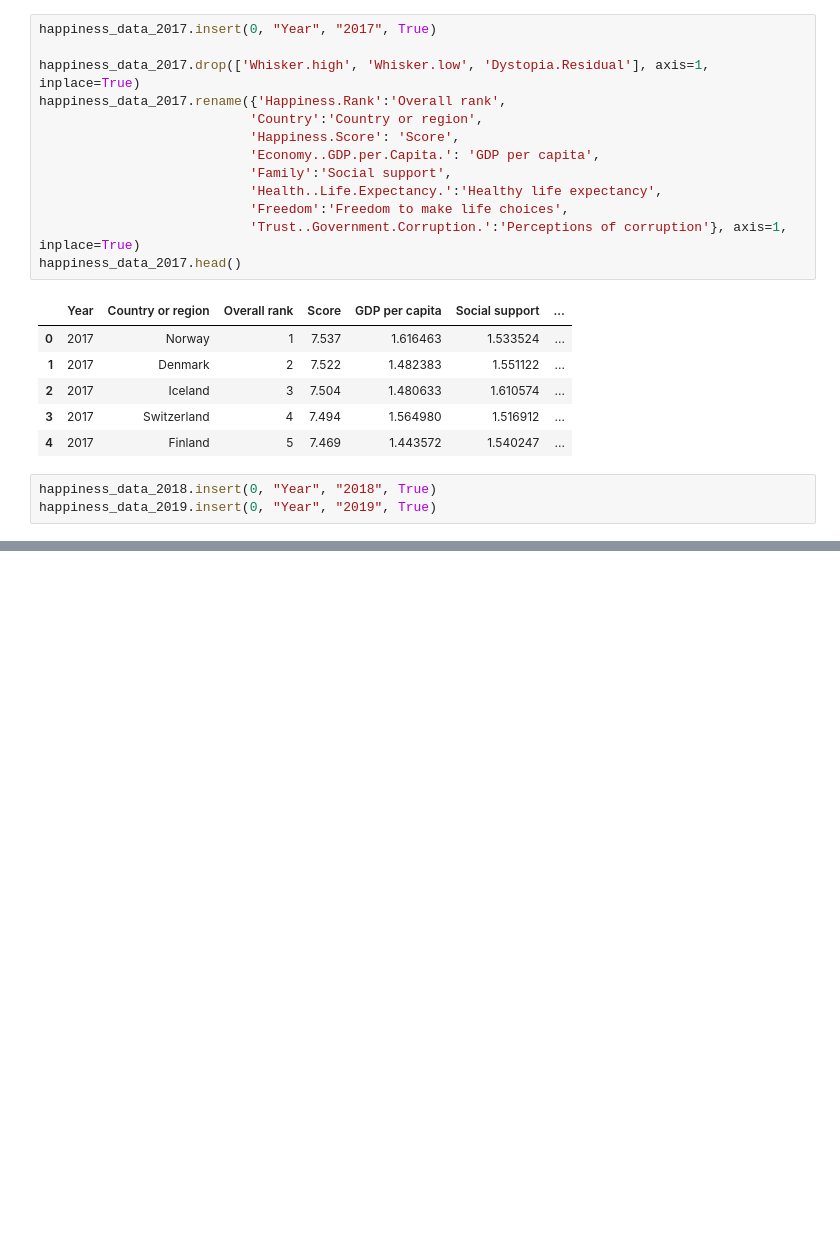
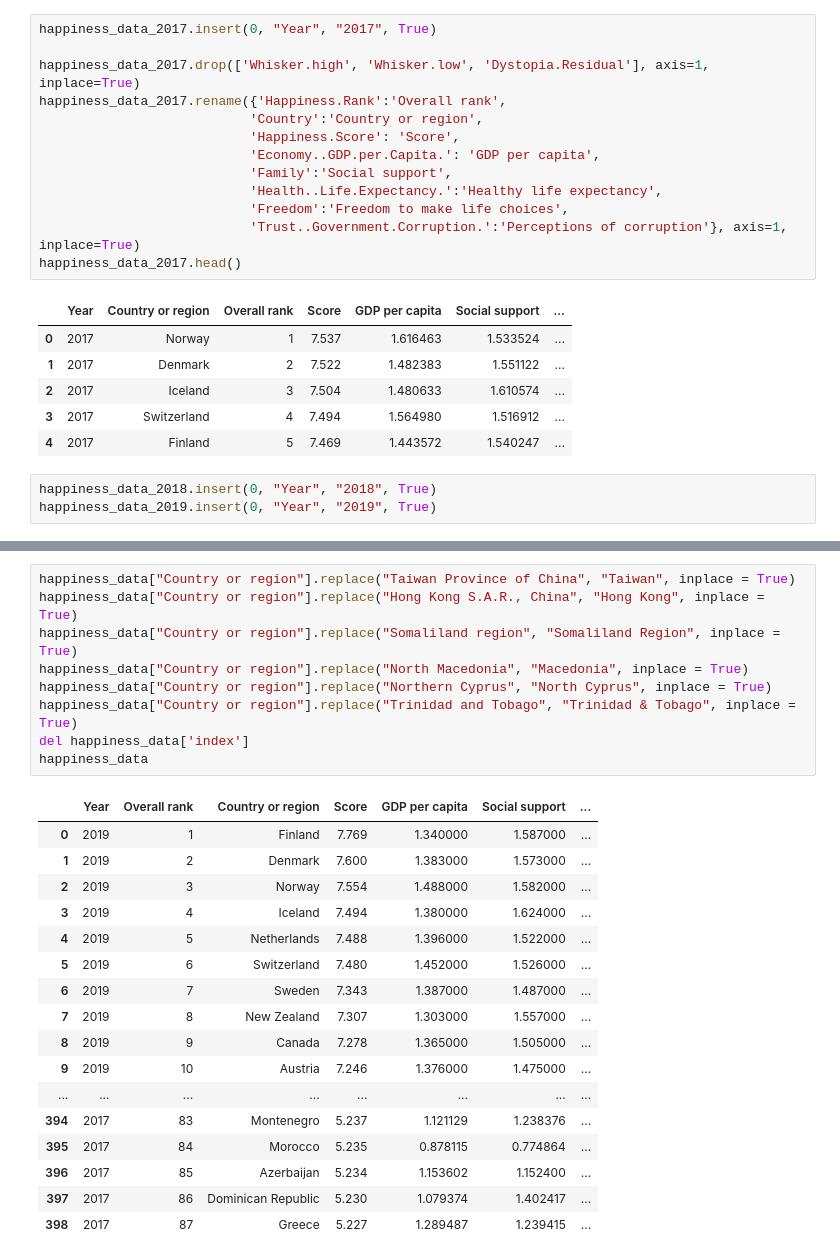
Before and after one commit to Bmyers5817/Project-1, a Jupyter notebook: World_Happiness.ipynb, the cells around one changed output, grey strips where cells are left out. Cells and saved outputs as stored; diff of their text form; blank space fills up the shorter version.

```diff
--- a/World_Happiness.ipynb
+++ b/World_Happiness.ipynb
@@ -115,0 +120,27 @@ happiness_data.head(800)
+# %%
+happiness_data["Country or region"].replace("Taiwan Province of China", "Taiwan", inplace = True)
+happiness_data["Country or region"].replace("Hong Kong S.A.R., China", "Hong Kong", inplace = True)
+happiness_data["Country or region"].replace("Somaliland region", "Somaliland Region", inplace = True)
+happiness_data["Country or region"].replace("North Macedonia", "Macedonia", inplace = True)
+happiness_data["Country or region"].replace("Northern Cyprus", "North Cyprus", inplace = True)
+happiness_data["Country or region"].replace("Trinidad and Tobago", "Trinidad & Tobago", inplace = True)
+del happiness_data['index']
+happiness_data
+# %% [output]
+|  | Year | Overall rank | Country or region | Score | GDP per capita | Social support | ... |
+| 0 | 2019 | 1 | Finland | 7.769 | 1.340000 | 1.587000 | ... |
+| 1 | 2019 | 2 | Denmark | 7.600 | 1.383000 | 1.573000 | ... |
+| 2 | 2019 | 3 | Norway | 7.554 | 1.488000 | 1.582000 | ... |
+| 3 | 2019 | 4 | Iceland | 7.494 | 1.380000 | 1.624000 | ... |
+| 4 | 2019 | 5 | Netherlands | 7.488 | 1.396000 | 1.522000 | ... |
+| 5 | 2019 | 6 | Switzerland | 7.480 | 1.452000 | 1.526000 | ... |
+| 6 | 2019 | 7 | Sweden | 7.343 | 1.387000 | 1.487000 | ... |
+| 7 | 2019 | 8 | New Zealand | 7.307 | 1.303000 | 1.557000 | ... |
+| 8 | 2019 | 9 | Canada | 7.278 | 1.365000 | 1.505000 | ... |
+| 9 | 2019 | 10 | Austria | 7.246 | 1.376000 | 1.475000 | ... |
+| ... | ... | ... | ... | ... | ... | ... | ... |
+| 394 | 2017 | 83 | Montenegro | 5.237 | 1.121129 | 1.238376 | ... |
+| 395 | 2017 | 84 | Morocco | 5.235 | 0.878115 | 0.774864 | ... |
+| 396 | 2017 | 85 | Azerbaijan | 5.234 | 1.153602 | 1.152400 | ... |
+| 397 | 2017 | 86 | Dominican Republic | 5.230 | 1.079374 | 1.402417 | ... |
+| 398 | 2017 | 87 | Greece | 5.227 | 1.289487 | 1.239415 | ... |
```
Also changed, not shown: parts of 1 cell of this notebook.
